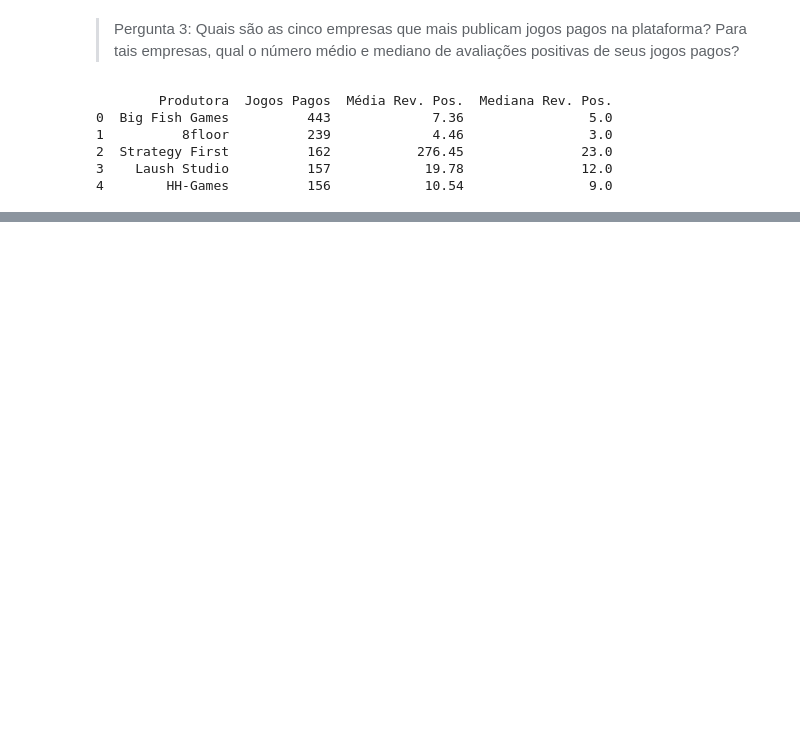
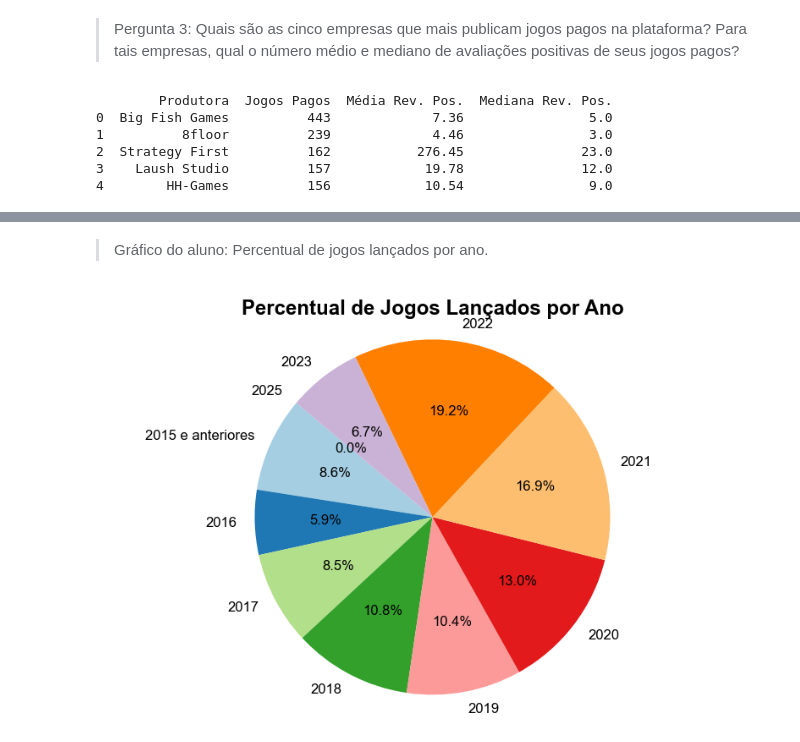
Before and after one commit to rafaehlers/python_oop_fase1, a Jupyter notebook: fase2.ipynb, the cells around one changed output, grey strips where cells are left out. Saved outputs shown, nothing was run; the diff lists cells and outputs as text; code cells hidden in the pictures; blank space fills up the shorter version.

```diff
--- a/fase2.ipynb
+++ b/fase2.ipynb
@@ -214,0 +440,6 @@ print(top_publishers)
+# %% [markdown]
+>Gráfico do aluno: Percentual de jogos lançados por ano.
+# %%
+graphs.jogos_lancados_por_ano_pizza()
+# %% [output]
+[figure, added]
```
Also changed, not shown: parts of 26 cells of this notebook.
